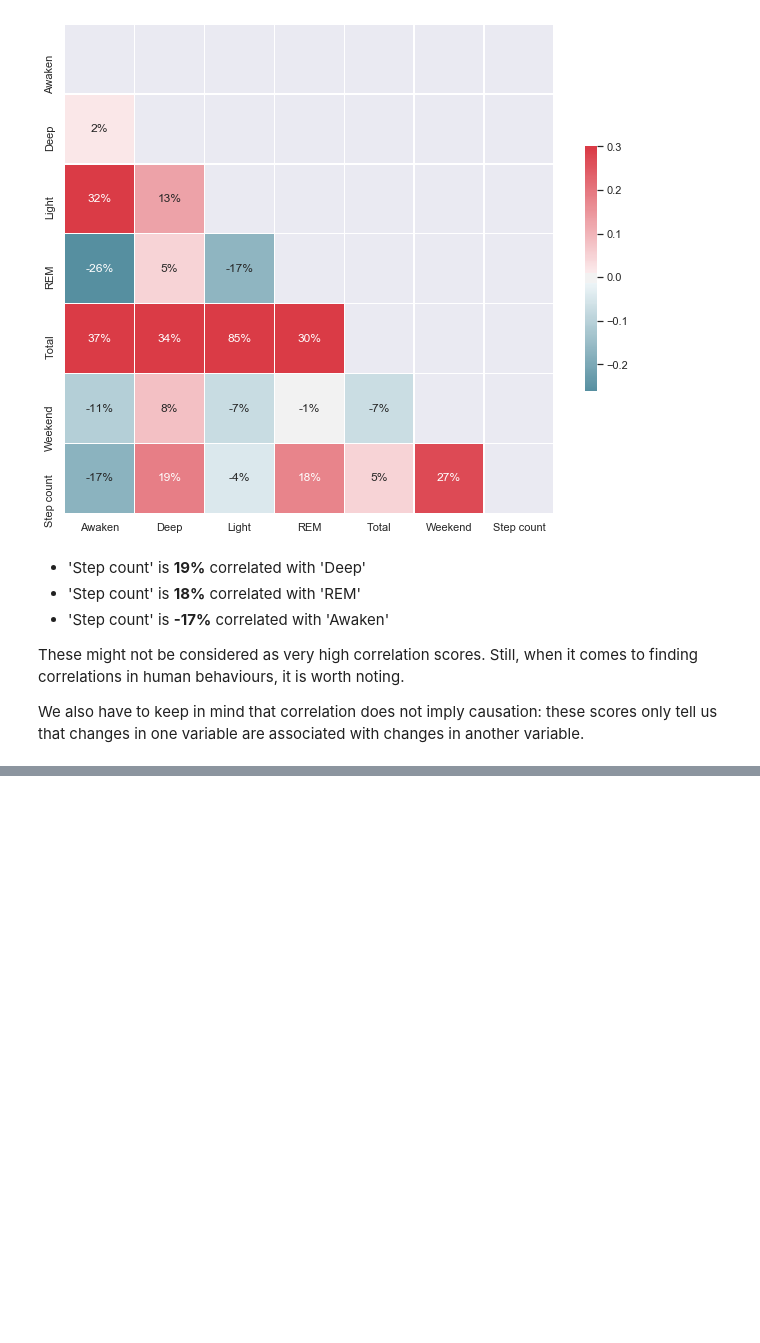
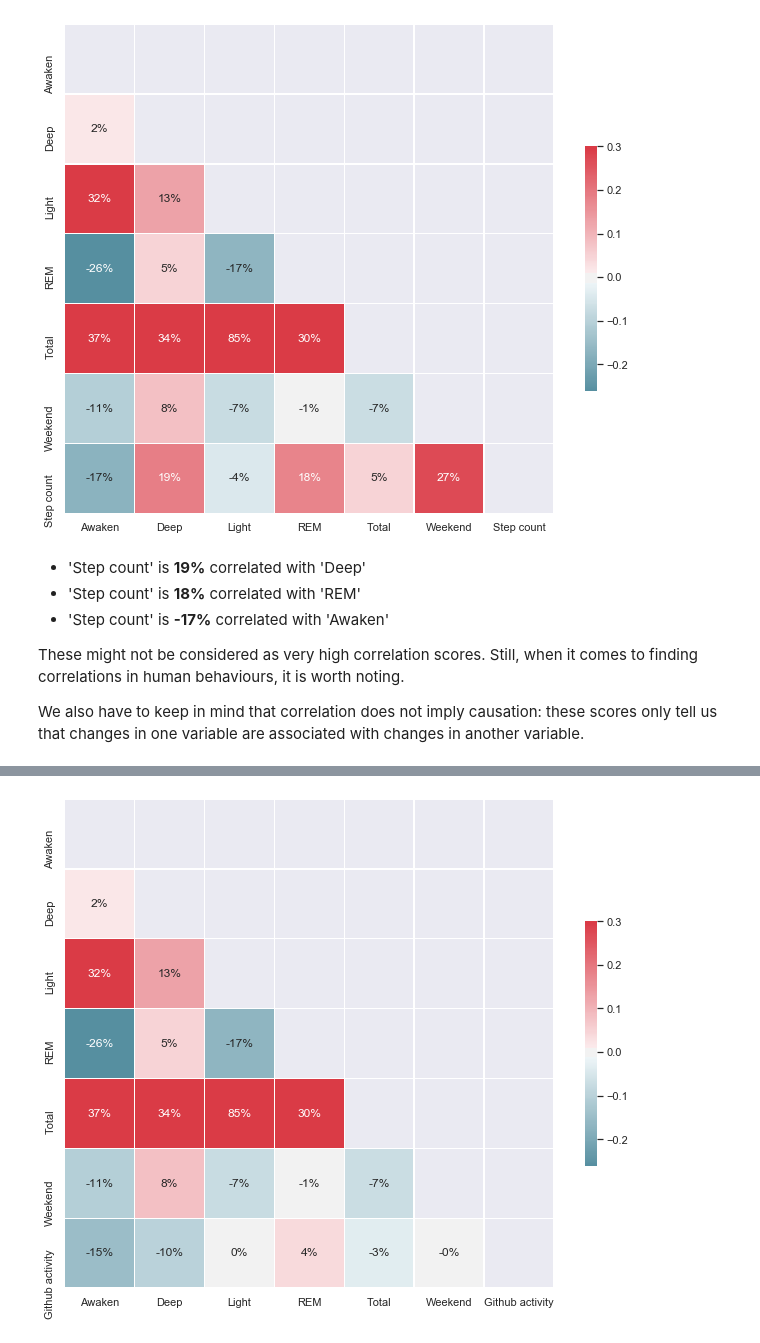
Before and after one commit to SalimAmarti/Sleep_Analysis, a Jupyter notebook: Sleep analysis.ipynb, the cells around one changed output, grey strips where cells are left out. Cells and saved outputs as stored; diff of their text form; code cells hidden in the pictures; blank space fills up the shorter version.

Commit message:
comparison vs. github activity

```diff
--- a/Sleep analysis.ipynb
+++ b/Sleep analysis.ipynb
@@ -560,0 +588,4 @@ We also have to keep in mind that correlation does not imply causation: these sc
+# %%
+github_data = pd.read_excel('Github_activity.xlsx')
+# %%
+sleep_data_final_github = pd.merge(sleep_data_final,github_data)
@@ -560,0 +601,28 @@ We also have to keep in mind that correlation does not imply causation: these sc
+# %%
+sleep_data_final_github['Awaken']=sleep_data_final_github['Awaken'].astype('timedelta64[m]')
+sleep_data_final_github['Deep']=sleep_data_final_github['Deep'].astype('timedelta64[m]')
+sleep_data_final_github['Light']=sleep_data_final_github['Light'].astype('timedelta64[m]')
+sleep_data_final_github['REM']=sleep_data_final_github['REM'].astype('timedelta64[m]')
+sleep_data_final_github['Total']=sleep_data_final_github['Total'].astype('timedelta64[m]')
+# %%
+mask = np.zeros_like(sleep_data_final_github.corr(), dtype=np.bool)
+mask[np.triu_indices_from(mask)] = True
+
+# Set up the matplotlib figure
+f, ax = plt.subplots(figsize=(11, 9))
+
+# Generate a custom diverging colormap
+cmap = sns.diverging_palette(220, 10, as_cmap=True)
+
+# Draw the heatmap with the mask and correct aspect ratio
+sns.heatmap(sleep_data_final_github.corr(), mask=mask, cmap=cmap, vmax=.3, center=0,
+            square=True, linewidths=.5, cbar_kws={"shrink": .5},annot=True, fmt='0.0%')
+
+b, t = plt.ylim() # discover the values for bottom and top
+b += 0.5 # Add 0.5 to the bottom
+t -= 0.5 # Subtract 0.5 from the top
+plt.ylim(b, t) # update the ylim(bottom, top) values
+plt.show() # ta-da
+#https://github.com/mwaskom/seaborn/issues/1773
+# %% [output]
+[figure, added]
```
Also changed, not shown: parts of 7 cells of this notebook.
